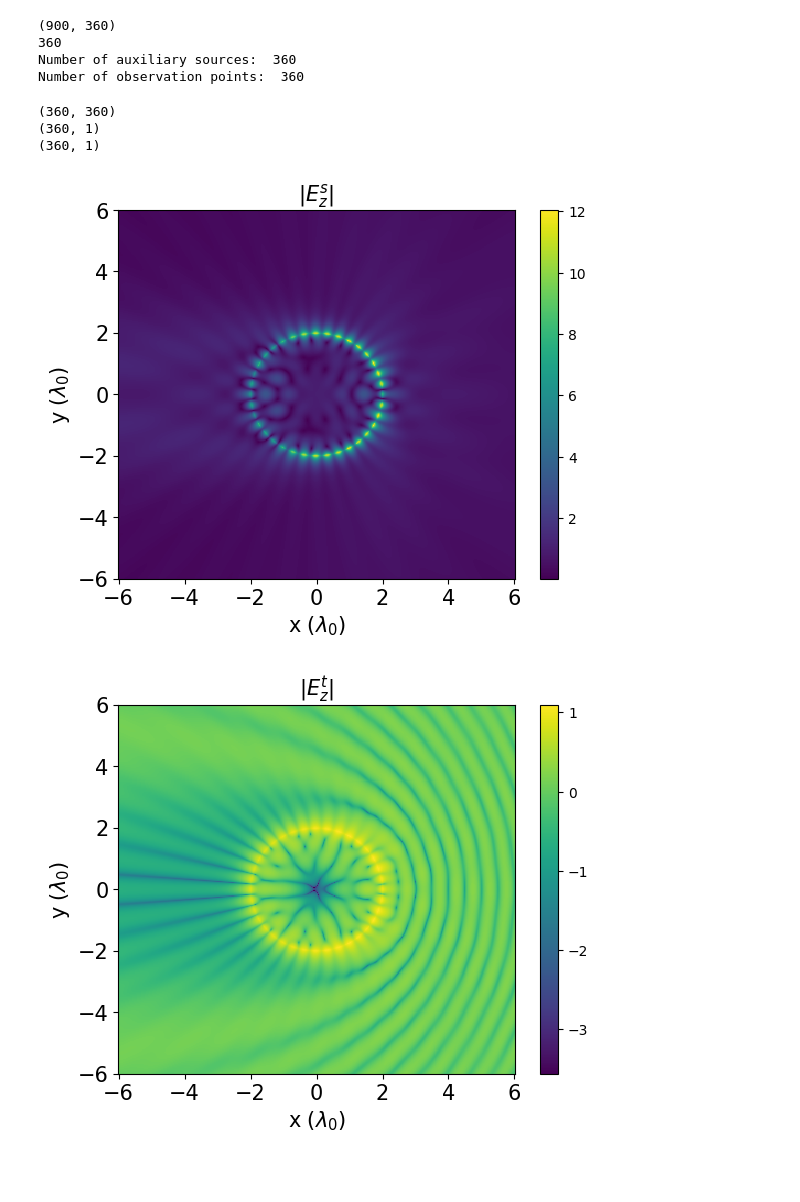
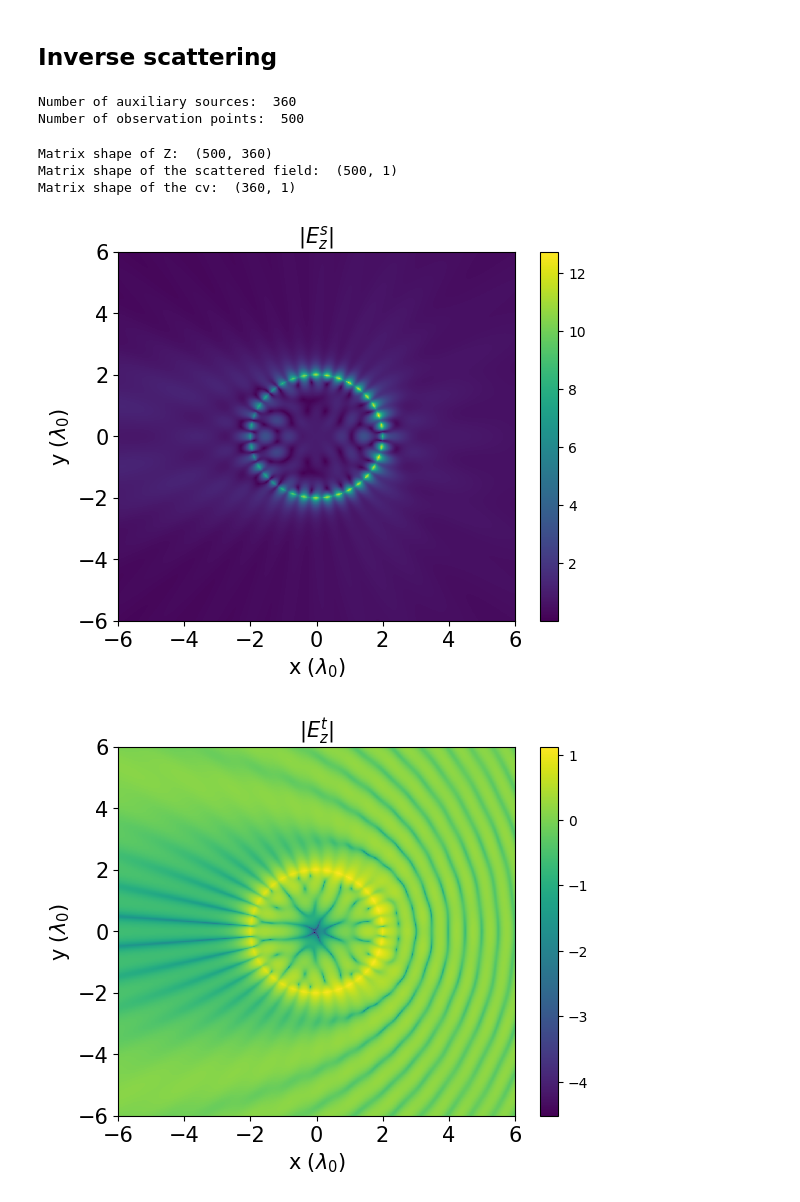
Before and after one commit to MariusGhica/Advanced-EM, a Jupyter notebook: inverseScattering_aux.ipynb, the cells around one changed output. Cells and saved outputs as stored; diff of their text form; code cells hidden in the pictures; blank space fills up the shorter version.

```diff
--- a/inverseScattering_aux.ipynb
+++ b/inverseScattering_aux.ipynb
@@ -5,5 +10,5 @@ from scipy.special import hankel2, jn
 # %%
-def circle_data(a, N):
+def circle_data(a: float, N: int)  -> ndarray[Any, dtype[floating[_64Bit]]]:
     """
     Calculate coordinates, lengths, angles, and normals for points on a circle.
 
@@ -35,7 +40,7 @@ def circle_data(a, N):
     data = np.column_stack((data, ln, phi_n, nx, ny))
     return data
 
-def circle_data_aux(a, N):
+def circle_data_aux(a: float, N: int)  -> ndarray[Any, dtype[floating[_64Bit]]]:
     """
     Calculate coordinates, lengths, angles, and normals for points on a circle.
 
@@ -265,33 +267,27 @@ plt.show()
+# %% [markdown]
+## Inverse scattering
 # %%
-a_obs = 4
+a_obs = 8
 a_aux = 2
 M = 30*int(2*np.pi*a_aux)
-N = 30*int(2*np.pi*a_aux)
+N = 10*int(2*np.pi*a_obs)
 J = 1
 data_obs = circle_data(a_obs, N)
 data_aux = circle_data_aux(a_aux, M)
 x_obs = data_obs[:, 0]
 y_obs = data_obs[:, 1]
-l_obs = data_obs[:, 4]
-phi_obs = data_obs[:, 5]
-x_obs_ = x_obs + 0.5 * l_obs * np.cos(phi_obs)
-y_obs_ = y_obs + 0.5 * l_obs * np.sin(phi_obs)
 
 phi_i = np.linspace(0, 360, J)
-
-scattered_fields = np.zeros((M, J), dtype=complex)
+scattered_fields = np.zeros((N, J), dtype=complex)
 
 for j in range(J):
-    I = calculate_current_distribution_aux_sources(a_contour, a_aux, data_contour, data_aux, phi_i[j])
-    e_scat = scattered_field_obs(data_aux, I, x_obs_, y_obs_)
-    print(len(e_scat))
+    I = calculate_current_distribution_aux_sources(data_contour, data_aux, phi_i[j])
+    e_scat = scattered_field_obs(data_aux, I, x_obs, y_obs)
     scattered_fields[:, j] = e_scat[:, 0]
 
 print("Number of auxiliary sources: ", M)
 print("Number of observation points: ", N)
 # %% [output]
-(900, 360)
-360
 Number of auxiliary sources:  360
-Number of observation points:  360
+Number of observation points:  500
 # %%
@@ -328,9 +329,3 @@ def cv_inverse_scattering(data_obs, data_aux, J, scattered_field, phi_i):
 
     return cv
-# %%
-cv = cv_inverse_scattering(data_obs, data_aux, J, scattered_fields, phi_i)
-# %% [output]
-(360, 360)
-(360, 1)
-(360, 1)
 # %%
@@ -356,41 +357,53 @@ def inverse_scattered_field(data, I, xn_grid, yn_grid):
     return e_inv_scat
 # %%
-grid_size = M  # Size of the grid
+N = 1000
+grid_size = N  # Size of the grid
 x_min, x_max = -6, 6  # X-coordinate range
 y_min, y_max = -6, 6  # Y-coordinate range
 
 
 x_grid, y_grid = np.meshgrid(np.linspace(x_min, x_max, grid_size),
                               np.linspace(y_min, y_max, grid_size))
-e_inv_scat = inverse_scattered_field(data_aux, cv, x_grid, y_grid)
 
-e_inv_inc = np.zeros((M, M), dtype=complex)
+cv = cv_inverse_scattering(data_obs, data_aux, J, scattered_fields, phi_i)
+e_inv_scat = np.zeros((N, N), dtype=complex)
+for j in range(J):
+    e_inv_scat += inverse_scattered_field(data_aux, cv[:,j], x_grid, y_grid)
+
+
+e_inv_inc = np.zeros((N, N), dtype=complex)
 for j in range(J):
     e_inv_inc += incident_field(x_grid, y_grid, phi_i[j])
 
-e_total = e_inv_inc + e_inv_scat
+e_inv_total = e_inv_inc + e_inv_scat
+# %% [output]
+Matrix shape of Z:  (500, 360)
+Matrix shape of the scattered field:  (500, 1)
+Matrix shape of the cv:  (360, 1)
 # %%
 x_grid, y_grid = np.meshgrid(np.linspace(x_min, x_max, grid_size),
                               np.linspace(y_min, y_max, grid_size))
 plt.figure()
 plt.pcolormesh(x_grid, y_grid, np.abs(e_inv_scat), shading='auto')
+#plt.plot(data_contour[:, 0], data_contour[:, 1], color='white')
 plt.title(r'|$E^{s}_{z}$|', fontsize=15)
 plt.colorbar()
 plt.xlabel(r'x $(\lambda_{0})$', fontsize=15)
 plt.ylabel(r'y $(\lambda_{0})$', fontsize=15)
 plt.xticks(fontsize=15)
 plt.yticks(fontsize=15)
 plt.show()
 
 plt.figure()
-plt.pcolormesh(x_grid, y_grid, np.log10(np.abs(e_total)), shading='auto')
+plt.pcolormesh(x_grid, y_grid, np.log10(np.abs(e_inv_total)), shading='auto')
+#plt.plot(data_contour[:, 0], data_contour[:, 1], color='white')
 plt.title(r'|$E^{t}_{z}$|', fontsize=15)
 plt.colorbar()
 plt.xlabel(r'x $(\lambda_{0})$', fontsize=15)
 plt.ylabel(r'y $(\lambda_{0})$', fontsize=15)
 plt.xticks(fontsize=15)
 plt.yticks(fontsize=15)
 plt.show()
 # %% [output]
-[figure, old version]
+[figure, new version]
-[figure, old version]
+[figure, new version]
```
Also changed, not shown: parts of 15 cells of this notebook, 11 other files.
